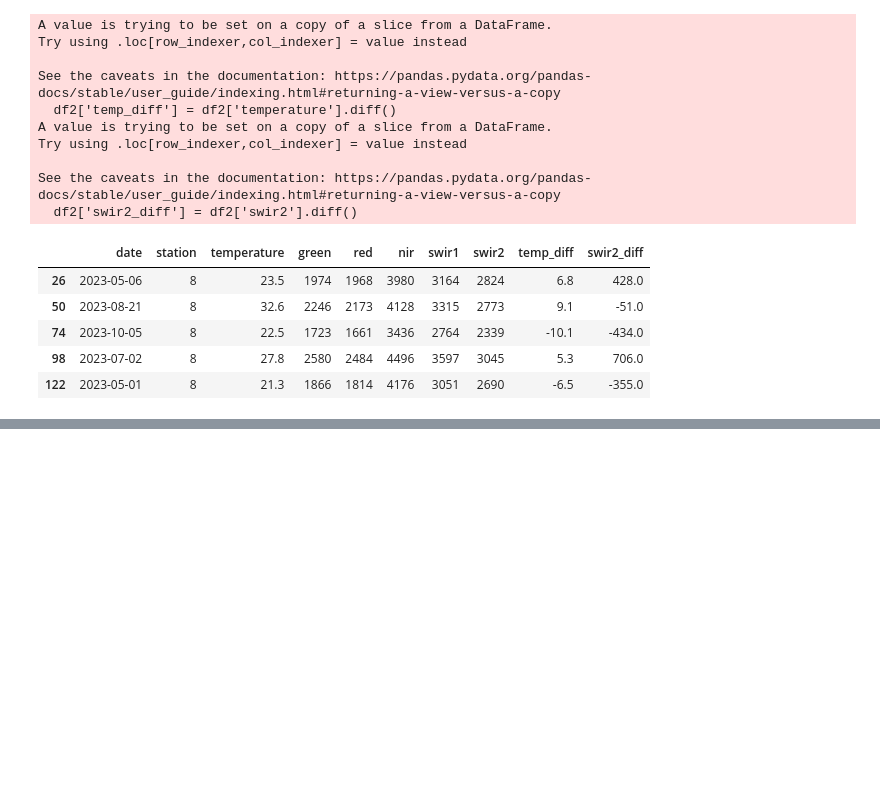
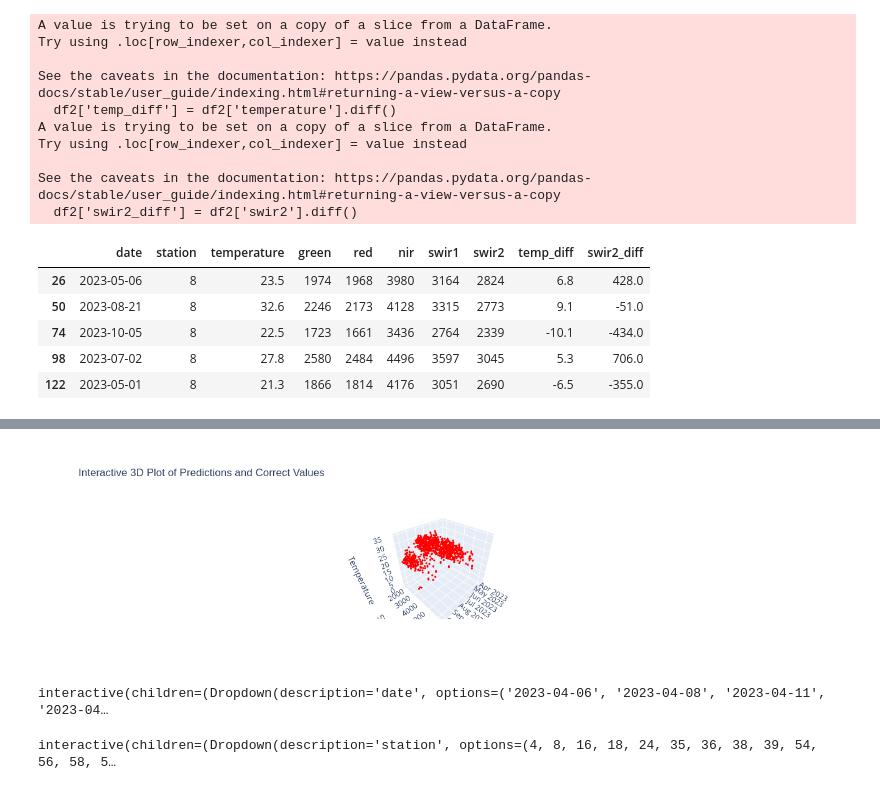
Before and after one commit to ayubero/uhi, a Jupyter notebook: madrid/analysis.ipynb, the cells around one changed output, grey strips where cells are left out. Cells and saved outputs as stored; diff of their text form; code cells hidden in the pictures; blank space fills up the shorter version.

```diff
--- a/madrid/analysis.ipynb
+++ b/madrid/analysis.ipynb
@@ -219,0 +269,65 @@ Pearson correlation coefficient: -0.11892153966107907, p-value: 0.46485510792962
+# %%
+fig = make_subplots(specs=[[{'type': 'surface'}]])
+
+# Add the prediction plane
+#plane = go.Surface(x=nir_grid, y=swir_grid, z=z_pred, colorscale='plasma', opacity=0.5)
+#fig.add_trace(plane)
+
+# Add the correct values as scatter points
+scatter = go.Scatter3d(x=df['date'], y=df['swir2'], z=df['temperature'], mode='markers', marker=dict(color='red', size=1), name='Correct Values')
+fig.add_trace(scatter)
+
+# Update the layout
+fig.update_layout(scene=dict(
+                    xaxis_title='Date',
+                    yaxis_title='SWIR2',
+                    zaxis_title='Temperature'),
+                  title='Interactive 3D Plot of Predictions and Correct Values')
+
+fig.show()
+# %% [output]
+[figure, added]
+# %%
+import ipywidgets as widgets
+
+dates = sorted(df['date'].unique().tolist())
+
+@widgets.interact(date=dates)
+def plot_date(date='2023-04-06'):
+    filtered_df = df[df['date'] == date]
+
+    sns.regplot(x=filtered_df['swir2'], y=filtered_df['temperature'], line_kws={'color':'r', 'alpha':0.7, 'lw':2})
+    plt.xlabel('SWIR2')
+    plt.ylabel('Temperature')
+    plt.title('SWIR2 vs Temperature on ' + date)
+    plt.show()
+
+    correlation, p_value = stats.pearsonr(filtered_df['swir2'], filtered_df['temperature'])
+    print(f'Pearson correlation coefficient: {correlation}, p-value: {p_value}')
+
+    correlation, p_value = stats.spearmanr(filtered_df['swir2'], filtered_df['temperature'])
+    print(f'Spearman correlation coefficient: {correlation}, p-value: {p_value}')
+# %% [output]
+interactive(children=(Dropdown(description='date', options=('2023-04-06', '2023-04-08', '2023-04-11', '2023-04…
+# %%
+import ipywidgets as widgets
+
+stations = sorted(df['station'].unique().tolist())
+
+@widgets.interact(station=stations)
+def plot_date(station=4):
+    filtered_df = df[df['station'] == station]
+
+    sns.regplot(x=filtered_df['swir2'], y=filtered_df['temperature'], line_kws={'color':'r', 'alpha':0.7, 'lw':2})
+    plt.xlabel('SWIR2')
+    plt.ylabel('Temperature')
+    plt.title('SWIR2 vs Temperature on station ' + str(station))
+    plt.show()
+
+    correlation, p_value = stats.pearsonr(filtered_df['swir2'], filtered_df['temperature'])
+    print(f'Pearson correlation coefficient: {correlation}, p-value: {p_value}')
+
+    correlation, p_value = stats.spearmanr(filtered_df['swir2'], filtered_df['temperature'])
+    print(f'Spearman correlation coefficient: {correlation}, p-value: {p_value}')
+# %% [output]
+interactive(children=(Dropdown(description='station', options=(4, 8, 16, 18, 24, 35, 36, 38, 39, 54, 56, 58, 5…
```
Also changed, not shown: parts of 7 cells of this notebook, 11 other files.
